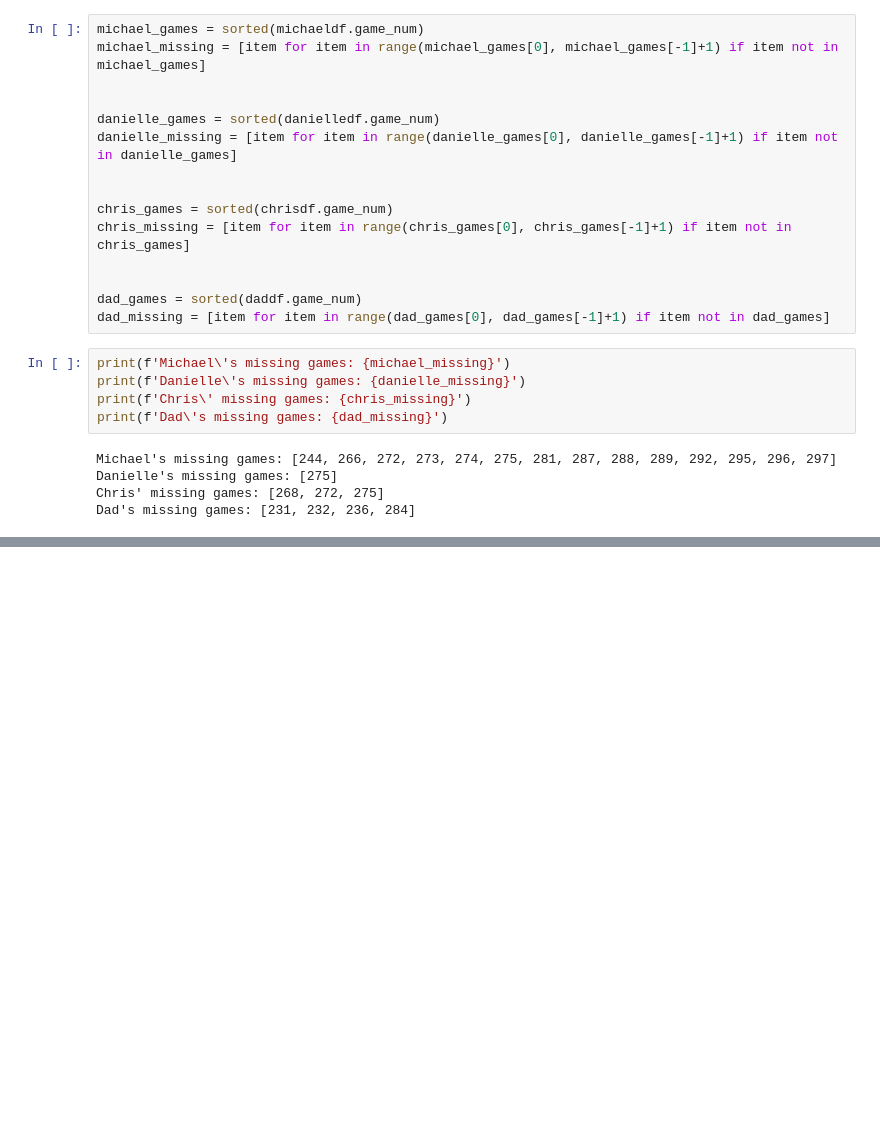
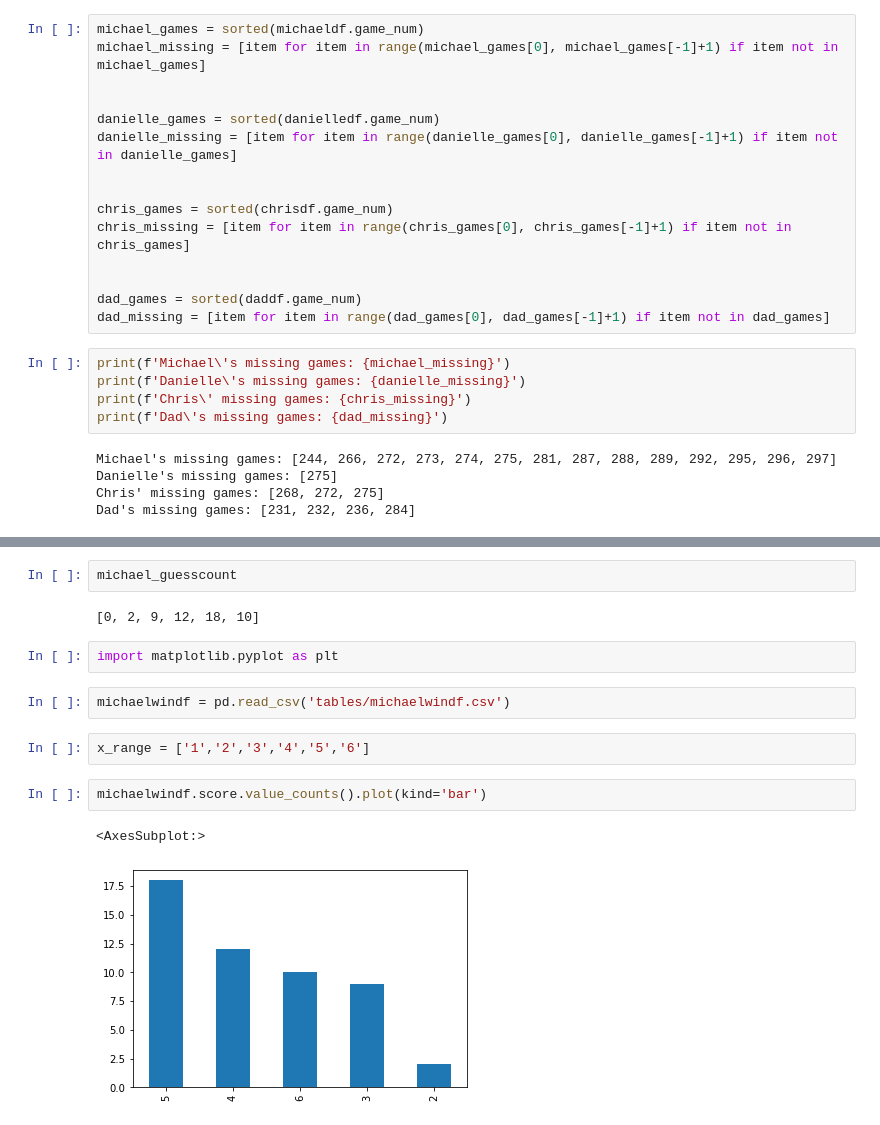
Before and after one commit to MichaelHarnett/WORDLEscoreboard, a Jupyter notebook: Untitled2.ipynb, the cells around one changed output, grey strips where cells are left out. Cells and saved outputs as stored; diff of their text form; blank space fills up the shorter version.

Commit message:
testing graphs

```diff
--- a/Untitled2.ipynb
+++ b/Untitled2.ipynb
@@ -115,0 +136,15 @@ Dad's missing games: [231, 232, 236, 284]
+# %%
+michael_guesscount
+# %% [output]
+[0, 2, 9, 12, 18, 10]
+# %%
+import matplotlib.pyplot as plt
+# %%
+michaelwindf = pd.read_csv('tables/michaelwindf.csv')
+# %%
+x_range = ['1','2','3','4','5','6']
+# %%
+michaelwindf.score.value_counts().plot(kind='bar')
+# %% [output]
+<AxesSubplot:>
+[figure, added]
```
Also changed, not shown: parts of 9 cells of this notebook, 1 other file.
